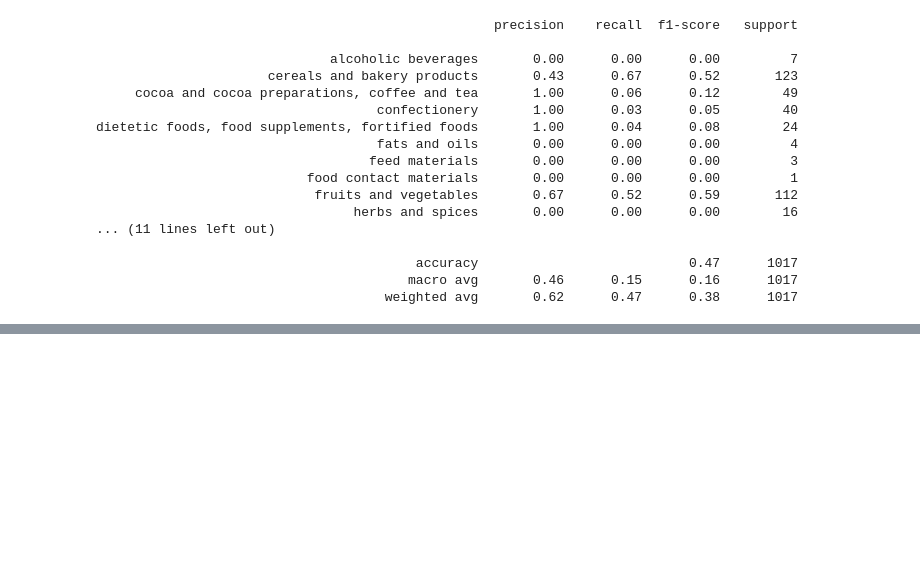
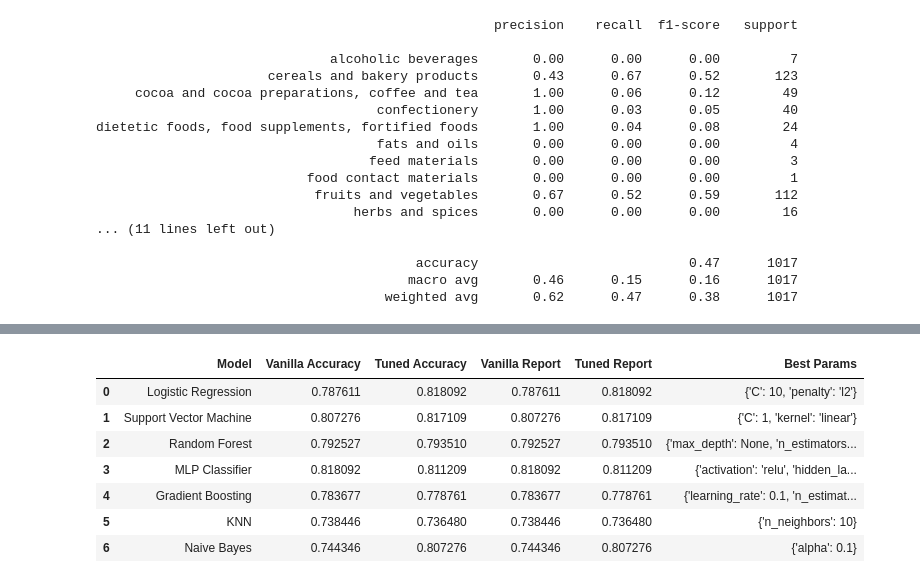
Before and after one commit to NicholasVitsentzatos/Food-Hazard-Detection-Challenge, a Jupyter notebook: Code Submission/Food_Hazard_Detection_Challenge.ipynb, the cells around one changed output, grey strips where cells are left out. Drawn from its saved outputs; the diff is of its cells as text; code cells hidden in the pictures; blank space fills up the shorter version.

Commit message:
Testing several basic ML algoriths and testing transformers training for the advanced approach

```diff
--- a/Code Submission/Food_Hazard_Detection_Challenge.ipynb
+++ b/Code Submission/Food_Hazard_Detection_Challenge.ipynb
@@ -433,8 +427,8 @@ def preprocess_text(text):
     return text
 
 # Apply preprocessing to the 'title' column
-train_data['cleaned_title'] = train_data['title'].apply(preprocess_text)
+train_data['title'] = train_data['title'].apply(preprocess_text)
 
 # Display the cleaned titles
-train_data['cleaned_title'].head()
+train_data['title'].sample(5)
 # %% [output]
@@ -528,0 +602,6 @@ dietetic foods, food supplements, fortified foods       1.00      0.04      0.08
+# %%
+# Apply the same preprocessing function to the 'text' column (full descriptions)
+train_data['cleaned_text'] = train_data['text'].apply(preprocess_text)
+
+# Display the cleaned text
+train_data['cleaned_text'].head()
@@ -528,0 +639,23 @@ dietetic foods, food supplements, fortified foods       1.00      0.04      0.08
+# %%
+# Import necessary libraries
+from sklearn.feature_extraction.text import TfidfVectorizer
+from sklearn.model_selection import train_test_split
+from sklearn.naive_bayes import MultinomialNB
+from sklearn.linear_model import LogisticRegression
+from sklearn.svm import SVC
+from sklearn.metrics import accuracy_score, classification_report
+from sklearn.pipeline import make_pipeline
+
+# Preprocess the title column (convert to lowercase, remove stopwords, vectorize)
+vectorizer = TfidfVectorizer(stop_words='english', max_features=5000)
+
+# Create the features (X) and target (y) for classification
+X = train_data['title'].dropna()  # Title column
+y = train_data['hazard-category']  # Target column
+
+# Split the dataset into training and test sets (80/20 split)
+X_train, X_test, y_train, y_test = train_test_split(X, y, test_size=0.2, random_state=42)
+
+# Apply TF-IDF vectorization
+X_train_tfidf = vectorizer.fit_transform(X_train)
+X_test_tfidf = vectorizer.transform(X_test)
@@ -528,0 +951,11 @@ dietetic foods, food supplements, fortified foods       1.00      0.04      0.08
+# %%
+results_df
+# %% [output]
+|  | Model | Vanilla Accuracy | Tuned Accuracy | Vanilla Report | Tuned Report | Best Params |
+| 0 | Logistic Regression | 0.787611 | 0.818092 | 0.787611 | 0.818092 | {'C': 10, 'penalty': 'l2'} |
+| 1 | Support Vector Machine | 0.807276 | 0.817109 | 0.807276 | 0.817109 | {'C': 1, 'kernel': 'linear'} |
+| 2 | Random Forest | 0.792527 | 0.793510 | 0.792527 | 0.793510 | {'max_depth': None, 'n_estimators... |
+| 3 | MLP Classifier | 0.818092 | 0.811209 | 0.818092 | 0.811209 | {'activation': 'relu', 'hidden_la... |
+| 4 | Gradient Boosting | 0.783677 | 0.778761 | 0.783677 | 0.778761 | {'learning_rate': 0.1, 'n_estimat... |
+| 5 | KNN | 0.738446 | 0.736480 | 0.738446 | 0.736480 | {'n_neighbors': 10} |
+| 6 | Naive Bayes | 0.744346 | 0.807276 | 0.744346 | 0.807276 | {'alpha': 0.1} |
```
Also changed, not shown: parts of 18 cells of this notebook.
